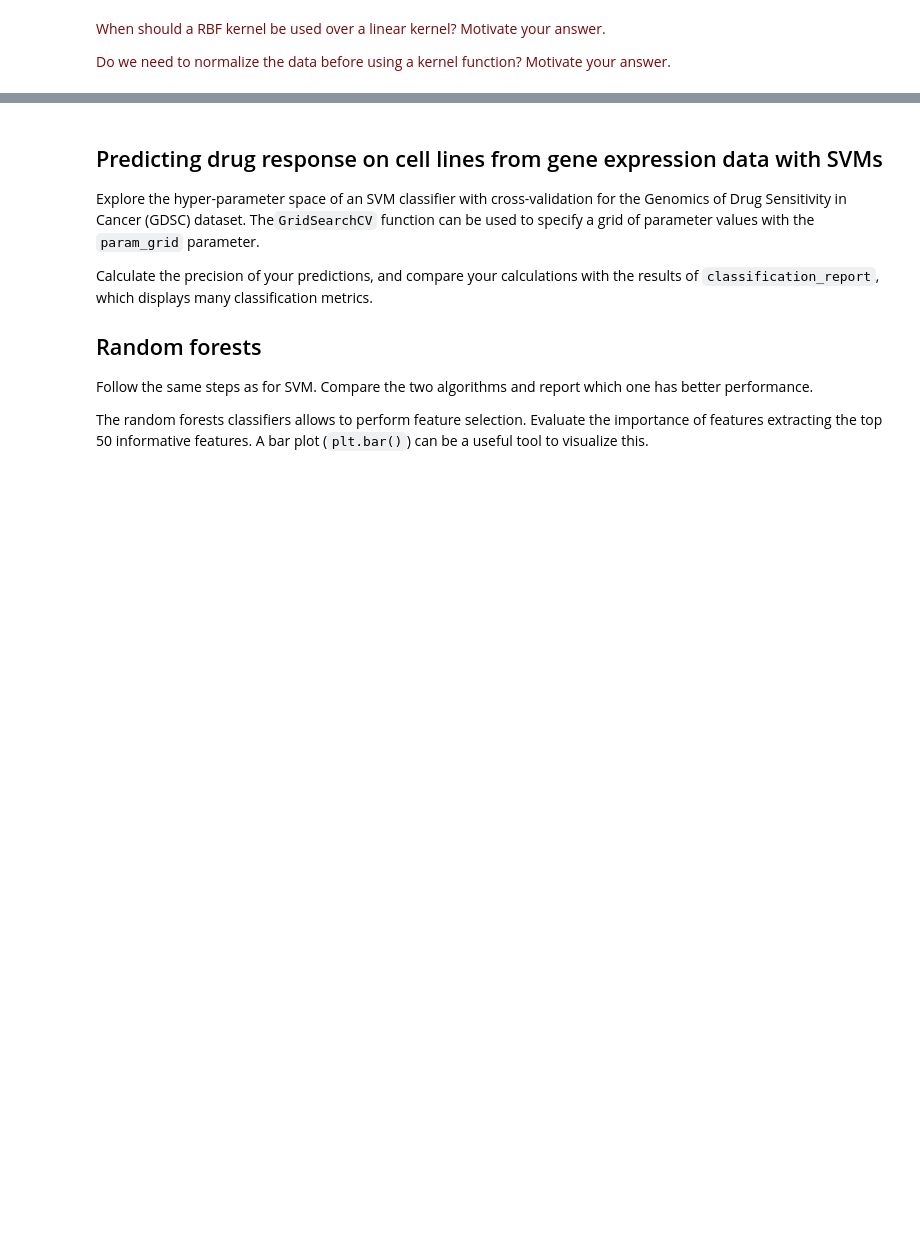
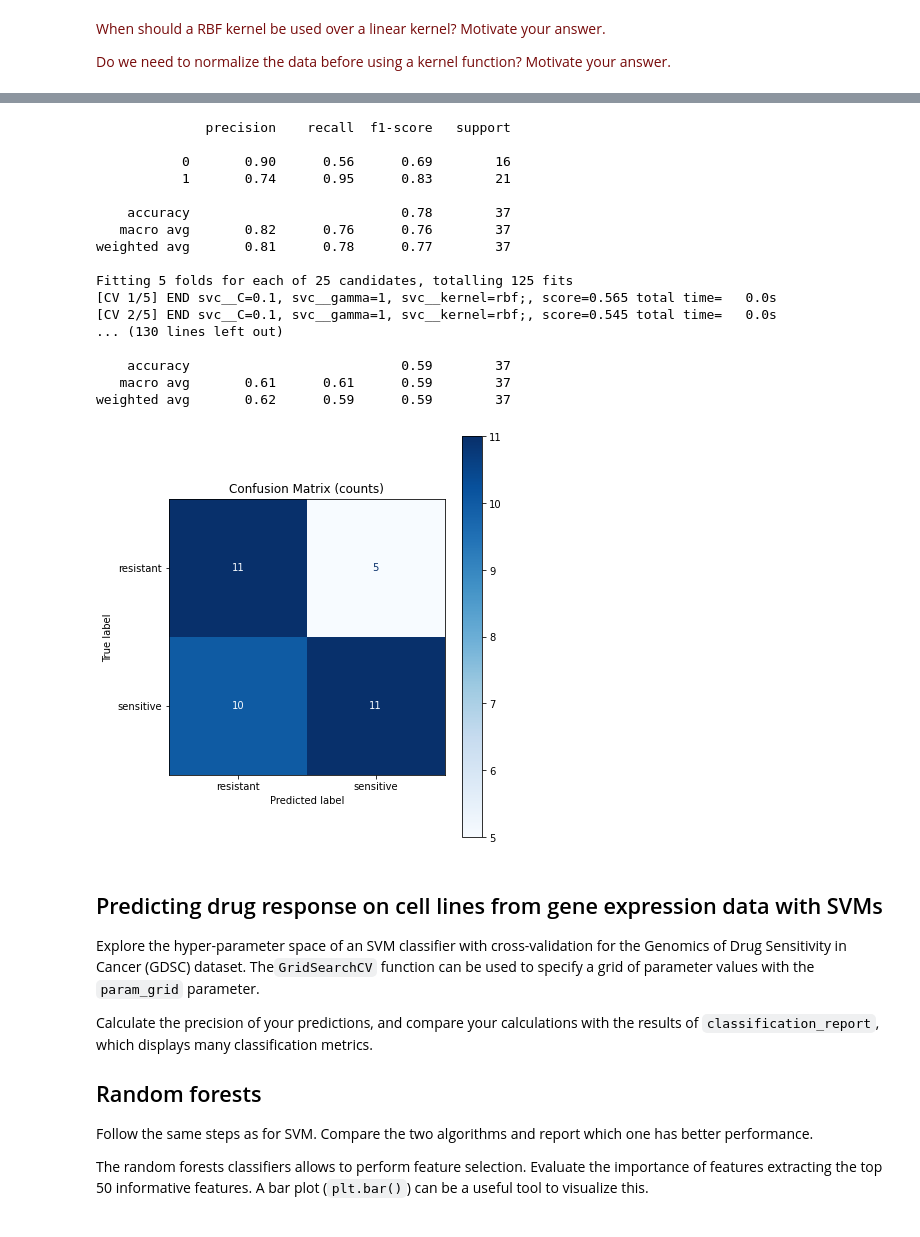
Before and after one commit to SanderBergman02/8dm50-machine-learning, a Jupyter notebook: practicals/week_6.ipynb, the cells around one changed output, grey strips where cells are left out. Drawn from its saved outputs; the diff is of its cells as text; code cells hidden in the pictures; blank space fills up the shorter version.

```diff
--- a/practicals/week_6.ipynb
+++ b/practicals/week_6.ipynb
@@ -146,3 +244,64 @@ X_train, X_test, Y_train, Y_test = train_test_split(X, Y, test_size=0.33, random
+# %%
+model = svm.SVC()
+model.fit(X_train, y_train)
+
+predictions = model.predict(X_test)
+print(classification_report(y_test, predictions))
+
+from sklearn.model_selection import GridSearchCV
+from sklearn.pipeline import Pipeline
+from sklearn.preprocessing import StandardScaler
+
+from sklearn.metrics import classification_report, precision_score, confusion_matrix, ConfusionMatrixDisplay
+
+pipe = Pipeline([('scaler', StandardScaler()), ('svc', svm.SVC())])
+
+param_grid = {'svc__C': [0.1, 1, 10, 100, 1000],
+              'svc__gamma': [1, 0.1, 0.01, 0.001, 0.0001],
+              'svc__kernel': ['rbf']}
+
+grid = GridSearchCV(pipe, param_grid, refit = True, verbose = 3)
+
+grid.fit(X_train, y_train)
+
+
+print("best params: ", grid.best_params_)
+print("best estimator: ", grid.best_estimator_)
+
+grid_predictions = grid.predict(X_test)
+
+print(classification_report(y_test, grid_predictions))
+
+best_model = grid.best_estimator_
+y_pred = best_model.predict(X_test)
+
+cm = confusion_matrix(y_test, y_pred)
+labels_names = ['resistant', 'sensitive']
+disp = ConfusionMatrixDisplay(confusion_matrix=cm, display_labels=labels_names)
+fig, ax = plt.subplots(figsize=(6,6))
+disp.plot(cmap=plt.cm.Blues, ax=ax, values_format='d')
+ax.set_title("Confusion Matrix (counts)")
+plt.tight_layout()
+plt.show()
+# %% [output]
+              precision    recall  f1-score   support
+
+           0       0.90      0.56      0.69        16
+           1       0.74      0.95      0.83        21
+
+    accuracy                           0.78        37
+   macro avg       0.82      0.76      0.76        37
+weighted avg       0.81      0.78      0.77        37
+
+Fitting 5 folds for each of 25 candidates, totalling 125 fits
+[CV 1/5] END svc__C=0.1, svc__gamma=1, svc__kernel=rbf;, score=0.565 total time=   0.0s
+[CV 2/5] END svc__C=0.1, svc__gamma=1, svc__kernel=rbf;, score=0.545 total time=   0.0s
+... (130 lines left out)
+
+    accuracy                           0.59        37
+   macro avg       0.61      0.61      0.59        37
+weighted avg       0.62      0.59      0.59        37
+[figure, added]
 # %% [markdown]
 ## Predicting drug response on cell lines from gene expression data with SVMs
 
```
Also changed, not shown: parts of 5 cells of this notebook.
